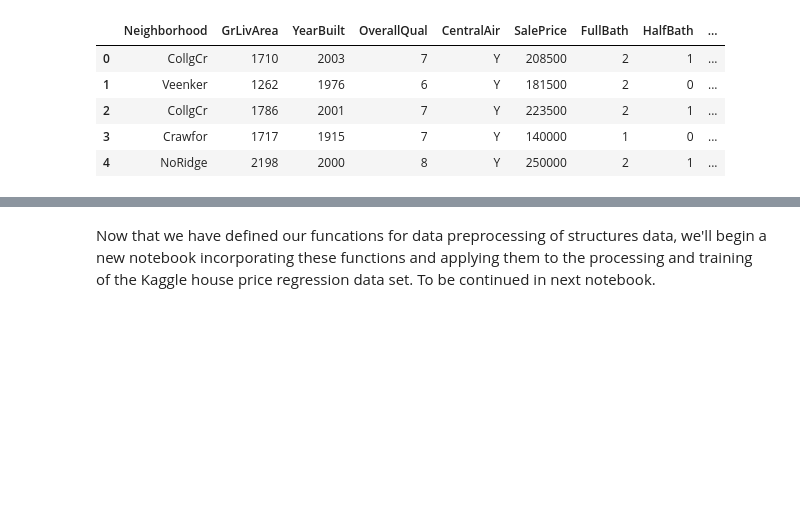
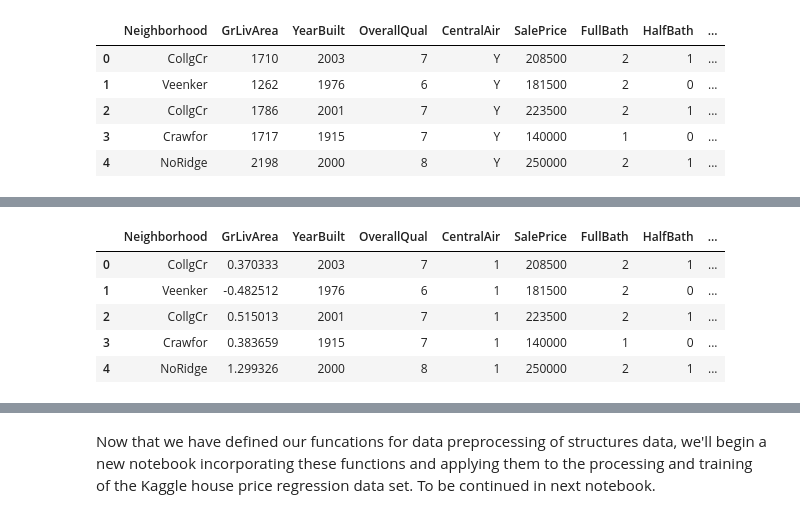
Before and after one commit to gatorwatt/MachineLearning_KaggleHousePrices, a Jupyter notebook: preprocess_functions-8-19-17.ipynb, the cells around one changed output, grey strips where cells are left out. Saved outputs shown, nothing was run; the diff lists cells and outputs as text; code cells hidden in the pictures; blank space fills up the shorter version.

```diff
--- a/preprocess_functions-8-19-17.ipynb
+++ b/preprocess_functions-8-19-17.ipynb
@@ -213,18 +261,28 @@ def process_text_class(mdf, column):
 # %%
 # process_binary_class() tests
 
+'''
 #error call tests:
 
-#df_bm = process_binary_class(df_bm, 'CentralAir', 'Q')
-#df_bm[:5]
+df_bm = process_binary_class(df_bm, 'CentralAir', 'Q')
+df_bm[:5]
 
-#df_bm = process_binary_class(df_bm, 'Neighborhood', 'CollgCr')
-#df_bm[:5]
+df_bm = process_binary_class(df_bm, 'Neighborhood', 'CollgCr')
+df_bm[:5]
+
+'''
 
 #function test
 
-#df_bm = process_binary_class(df_bm, 'CentralAir', 'Y')
-#df_bm[:5]
+df_bm = process_binary_class(df_bm, 'CentralAir', 'Y')
+df_bm[:5]
+# %% [output]
+|  | Neighborhood | GrLivArea | YearBuilt | OverallQual | CentralAir | SalePrice | FullBath | HalfBath | ... |
+| 0 | CollgCr | 0.370333 | 2003 | 7 | 1 | 208500 | 2 | 1 | ... |
+| 1 | Veenker | -0.482512 | 1976 | 6 | 1 | 181500 | 2 | 0 | ... |
+| 2 | CollgCr | 0.515013 | 2001 | 7 | 1 | 223500 | 2 | 1 | ... |
+| 3 | Crawfor | 0.383659 | 1915 | 7 | 1 | 140000 | 1 | 0 | ... |
+| 4 | NoRidge | 1.299326 | 2000 | 8 | 1 | 250000 | 2 | 1 | ... |
 # %%
 # process_text_class() tests:
 
```
Also changed, not shown: parts of 12 cells of this notebook.
